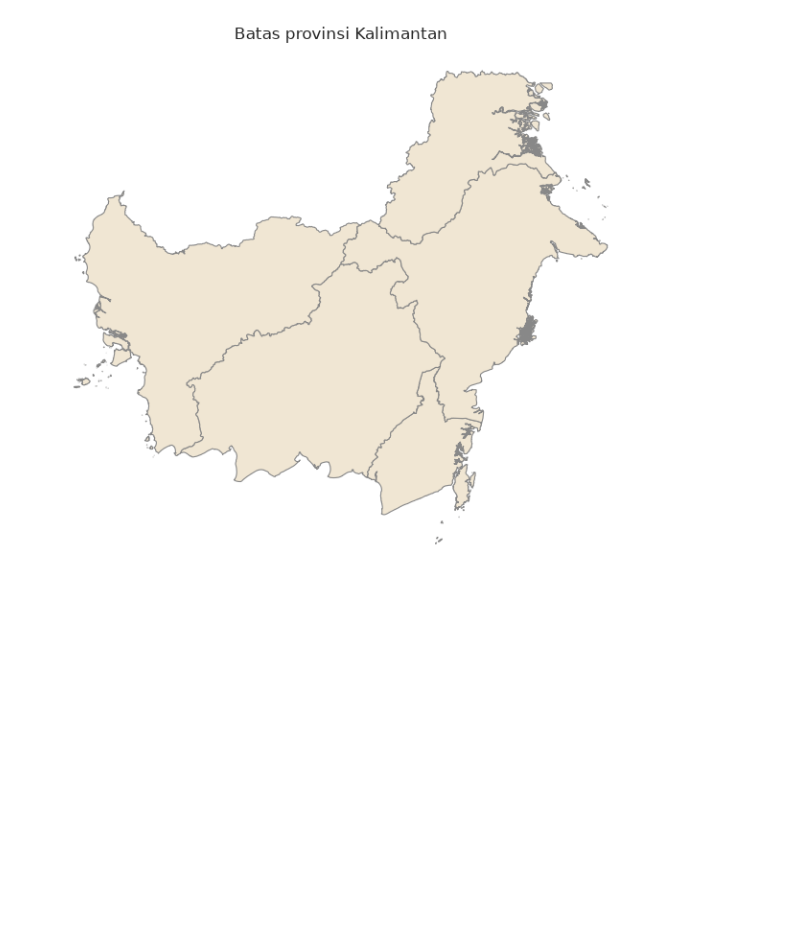
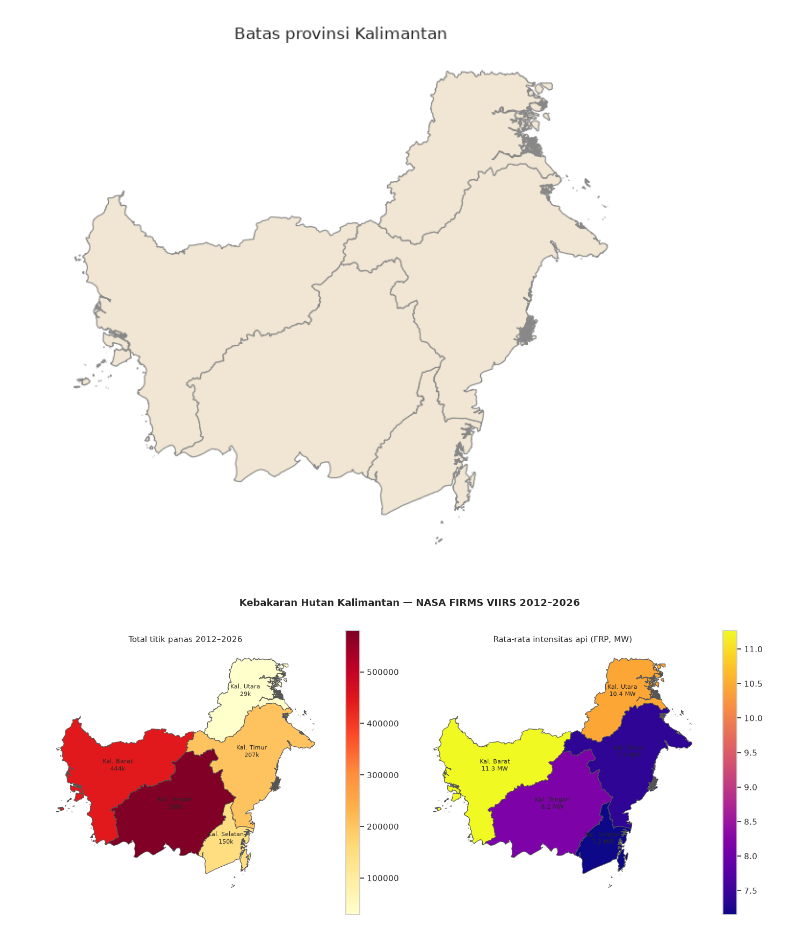
Before and after one commit to ciputrii21/karhutla-kalimantan, a Jupyter notebook: notebooks/01_eksplorasi.ipynb, the cells around one changed output. Saved outputs shown, nothing was run; the diff lists cells and outputs as text; code cells hidden in the pictures; blank space fills up the shorter version.

Commit message:
Add spatial join, choropleth maps, forecasting model, and summary outputs

```diff
--- a/notebooks/01_eksplorasi.ipynb
+++ b/notebooks/01_eksplorasi.ipynb
@@ -182,3 +182,85 @@ plt.show()
 # %% [output]
 Provinsi ditemukan: ['Kalimantan Barat', 'Kalimantan Selatan', 'Kalimantan Tengah', 'Kalimantan Timur', 'Kalimantan Utara']
 [figure]
+# %%
+import folium
+import warnings
+warnings.filterwarnings("ignore")
+
+# Muat data yang sudah ada label provinsi
+firms_prov = pd.read_csv(
+    ROOT / "data" / "processed" / "firms_dengan_provinsi.csv"
+)
+
+# Agregasi per provinsi: total titik dan rata-rata FRP
+rekap = (
+    firms_prov.groupby("provinsi")
+    .agg(total_titik=("frp","count"), rata_frp=("frp","mean"))
+    .reset_index()
+)
+
+# Gabung ke shapefile
+kal_data = kalimantan.merge(rekap, left_on="NAME_1", right_on="provinsi")
+
+# --- PETA STATIS ---
+fig, axes = plt.subplots(1, 2, figsize=(14, 6))
+
+kal_data.plot(column="total_titik", ax=axes[0], cmap="YlOrRd",
+              legend=True, edgecolor="#555", linewidth=0.8)
+axes[0].set_title("Total titik panas 2012–2026", fontsize=11)
+axes[0].axis("off")
+for _, row in kal_data.iterrows():
+    c = row.geometry.centroid
+    axes[0].annotate(f"{row['NAME_1'].replace('Kalimantan ','Kal. ')}\n{row['total_titik']/1000:.0f}k",
+                     xy=(c.x, c.y), ha="center", fontsize=8)
+
+kal_data.plot(column="rata_frp", ax=axes[1], cmap="plasma",
+              legend=True, edgecolor="#555", linewidth=0.8)
+axes[1].set_title("Rata-rata intensitas api (FRP, MW)", fontsize=11)
+axes[1].axis("off")
+for _, row in kal_data.iterrows():
+    c = row.geometry.centroid
+    axes[1].annotate(f"{row['NAME_1'].replace('Kalimantan ','Kal. ')}\n{row['rata_frp']:.1f} MW",
+                     xy=(c.x, c.y), ha="center", fontsize=8)
+
+plt.suptitle("Kebakaran Hutan Kalimantan — NASA FIRMS VIIRS 2012–2026",
+             fontsize=13, fontweight="bold", y=1.01)
+plt.tight_layout()
+plt.savefig(ROOT / "outputs" / "peta_statis_kalimantan.png", dpi=150, bbox_inches="tight")
+plt.show()
+
+print("Peta statis tersimpan di outputs/")
+
+# --- PETA INTERAKTIF ---
+m = folium.Map(location=[-1.5, 114.0], zoom_start=6, tiles="CartoDB positron")
+
+folium.Choropleth(
+    geo_data=kal_data.__geo_interface__,
+    data=rekap,
+    columns=["provinsi", "total_titik"],
+    key_on="feature.properties.NAME_1",
+    fill_color="YlOrRd",
+    fill_opacity=0.7,
+    line_opacity=0.5,
+    legend_name="Total titik panas 2012–2026",
+    highlight=True,
+).add_to(m)
+
+# Tooltip per provinsi
+for _, row in kal_data.iterrows():
+    folium.GeoJson(
+        row.geometry.__geo_interface__,
+        tooltip=folium.Tooltip(
+            f"<b>{row['NAME_1']}</b><br>"
+            f"Titik panas: {row['total_titik']:,}<br>"
+            f"Rata-rata FRP: {row['rata_frp']:.1f} MW"
+        ),
+        style_function=lambda x: {"fillOpacity": 0, "color": "transparent"}
+    ).add_to(m)
+
+peta_path = ROOT / "outputs" / "peta_interaktif_kalimantan.html"
+m.save(str(peta_path))
+print(f"Peta interaktif tersimpan: {peta_path}")
+print("Buka di browser: file:///home/shalomputri/karhutla-kalimantan/outputs/peta_interaktif_kalimantan.html")
+# %% [output]
+[figure, added]
```
Also changed, not shown: parts of 3 cells of this notebook.
